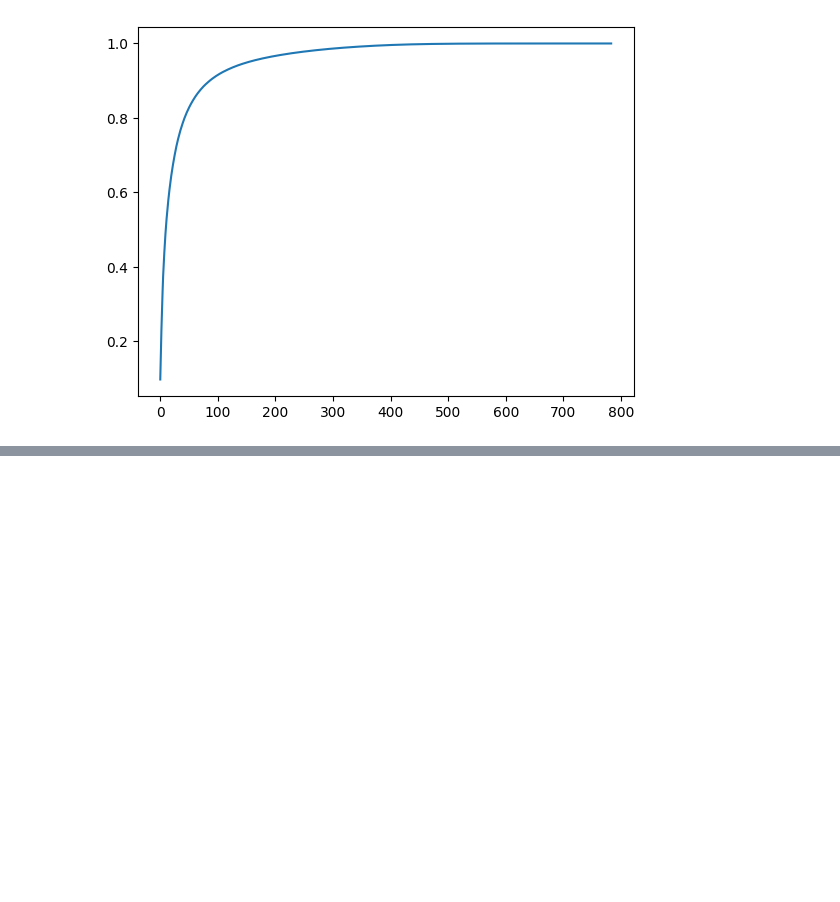
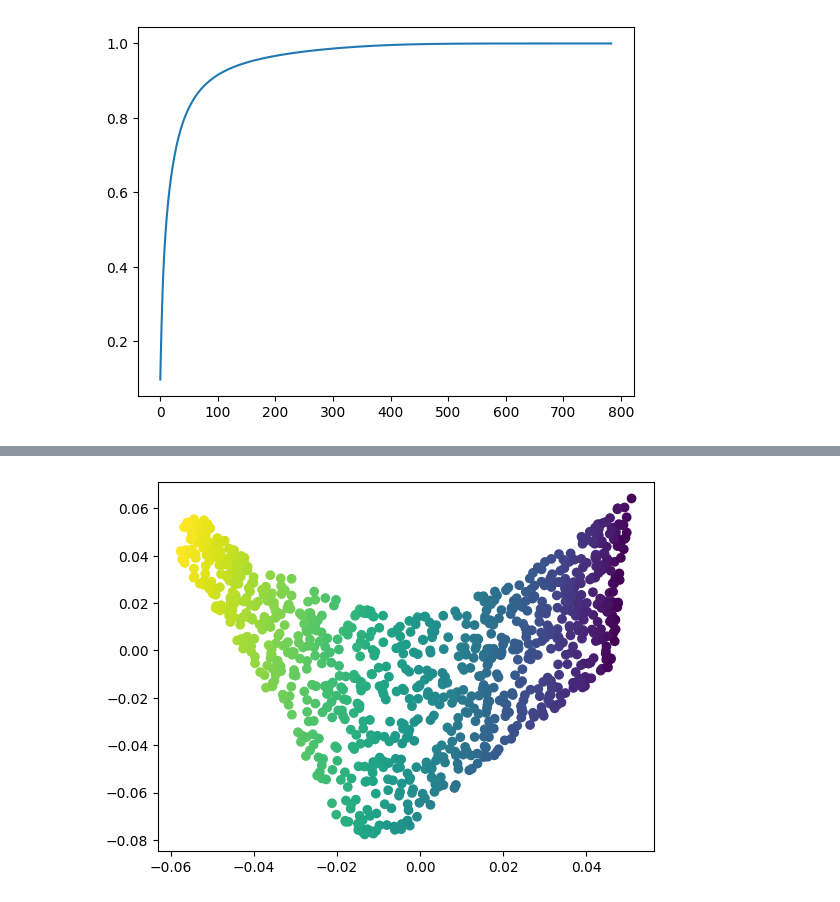
Before and after one commit to pppfkp/homl, a Jupyter notebook: homl/ch07_dimensionality.ipynb, the cells around one changed output, grey strips where cells are left out. Drawn from its saved outputs; the diff is of its cells as text; code cells hidden in the pictures; blank space fills up the shorter version.

```diff
--- a/homl/ch07_dimensionality.ipynb
+++ b/homl/ch07_dimensionality.ipynb
@@ -113,0 +233,5 @@ plt.plot(cumsum)
+# %%
+plt.scatter(X_unrolled[:,0], X_unrolled[:,1], c=t)
+plt.show()
+# %% [output]
+[figure, added]
```
Also changed, not shown: parts of 22 cells of this notebook, 1 other file.
